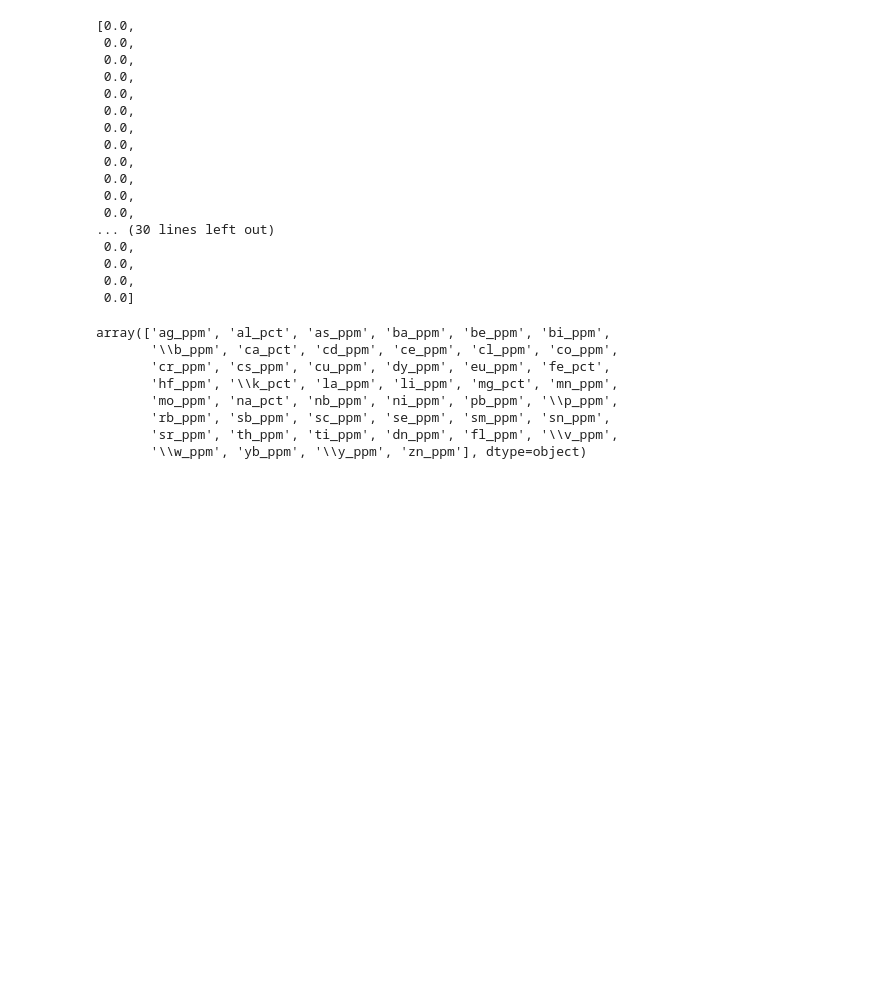
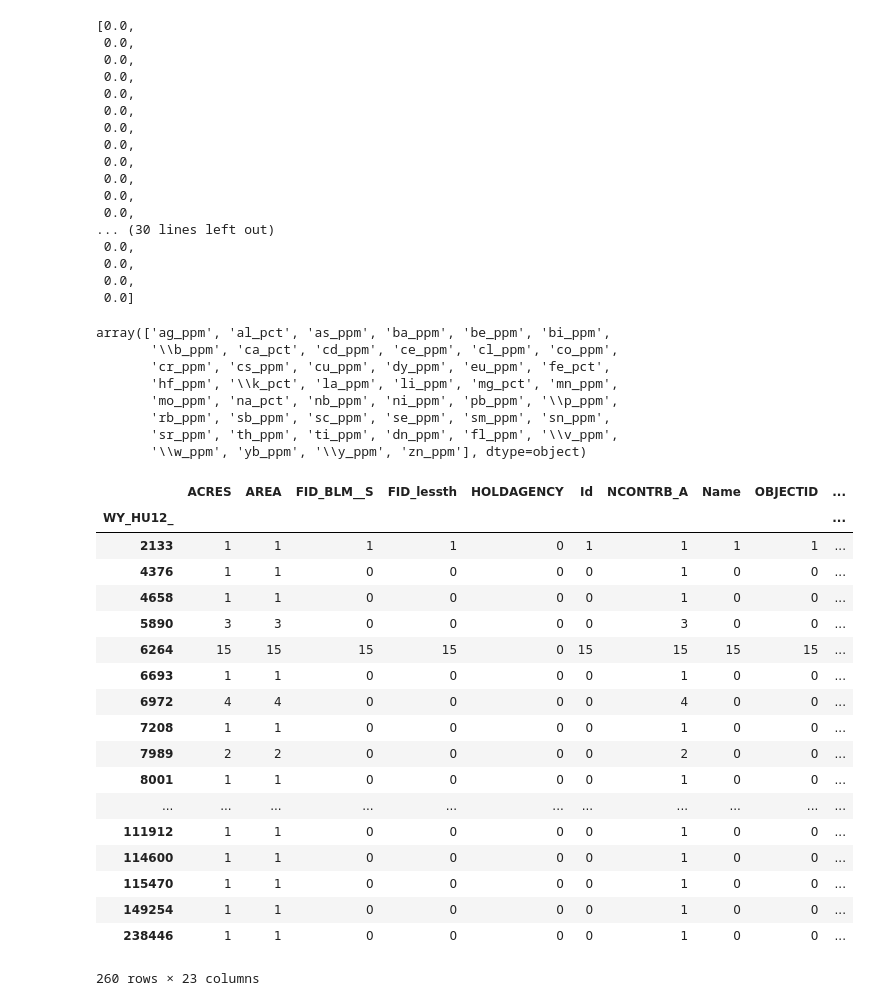
Before and after one commit to jessepisel/criticalandstrategic, a Jupyter notebook: USGS sample validation.ipynb, the cells around one changed output. Drawn from its saved outputs; the diff is of its cells as text; code cells hidden in the pictures; blank space fills up the shorter version.

```diff
--- a/USGS sample validation.ipynb
+++ b/USGS sample validation.ipynb
@@ -233,0 +264,22 @@ deets.to_csv(r'J:\Geology\WSGS\Projects\Critical Minerals\ngdbrock-fUS56\accurac
+# %%
+geo_frame.groupby('WY_HU12_').count()
+# %% [output]
+|  | ACRES | AREA | FID_BLM__S | FID_lessth | HOLDAGENCY | Id | NCONTRB_A | Name | OBJECTID | ... |
+| WY_HU12_ |  |  |  |  |  |  |  |  |  | ... |
+| 2133 | 1 | 1 | 1 | 1 | 0 | 1 | 1 | 1 | 1 | ... |
+| 4376 | 1 | 1 | 0 | 0 | 0 | 0 | 1 | 0 | 0 | ... |
+| 4658 | 1 | 1 | 0 | 0 | 0 | 0 | 1 | 0 | 0 | ... |
+| 5890 | 3 | 3 | 0 | 0 | 0 | 0 | 3 | 0 | 0 | ... |
+| 6264 | 15 | 15 | 15 | 15 | 0 | 15 | 15 | 15 | 15 | ... |
+| 6693 | 1 | 1 | 0 | 0 | 0 | 0 | 1 | 0 | 0 | ... |
+| 6972 | 4 | 4 | 0 | 0 | 0 | 0 | 4 | 0 | 0 | ... |
+| 7208 | 1 | 1 | 0 | 0 | 0 | 0 | 1 | 0 | 0 | ... |
+| 7989 | 2 | 2 | 0 | 0 | 0 | 0 | 2 | 0 | 0 | ... |
+| 8001 | 1 | 1 | 0 | 0 | 0 | 0 | 1 | 0 | 0 | ... |
+| ... | ... | ... | ... | ... | ... | ... | ... | ... | ... | ... |
+| 111912 | 1 | 1 | 0 | 0 | 0 | 0 | 1 | 0 | 0 | ... |
+| 114600 | 1 | 1 | 0 | 0 | 0 | 0 | 1 | 0 | 0 | ... |
+| 115470 | 1 | 1 | 0 | 0 | 0 | 0 | 1 | 0 | 0 | ... |
+| 149254 | 1 | 1 | 0 | 0 | 0 | 0 | 1 | 0 | 0 | ... |
+| 238446 | 1 | 1 | 0 | 0 | 0 | 0 | 1 | 0 | 0 | ... |
+260 rows × 23 columns
```
Also changed, not shown: parts of 10 cells of this notebook.
